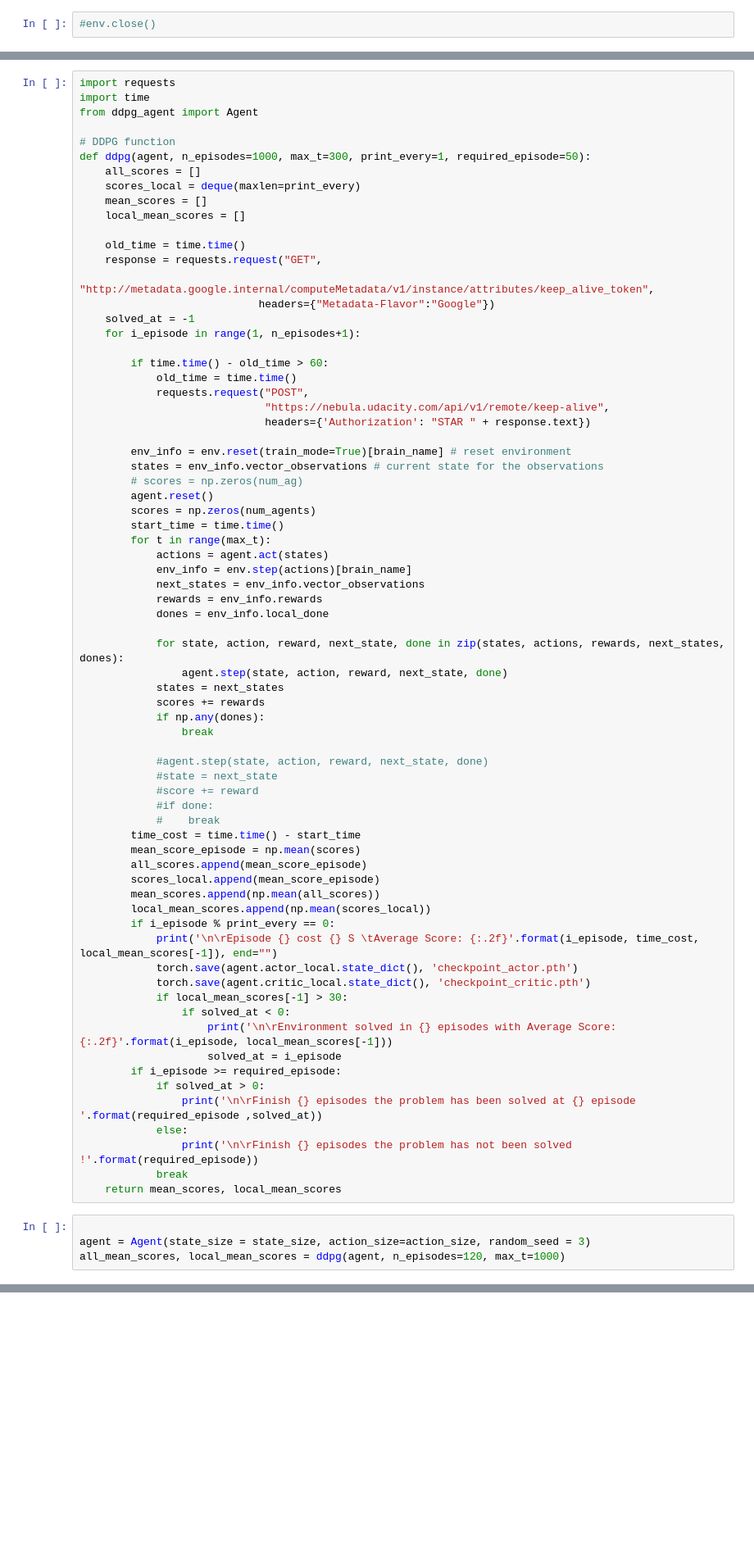
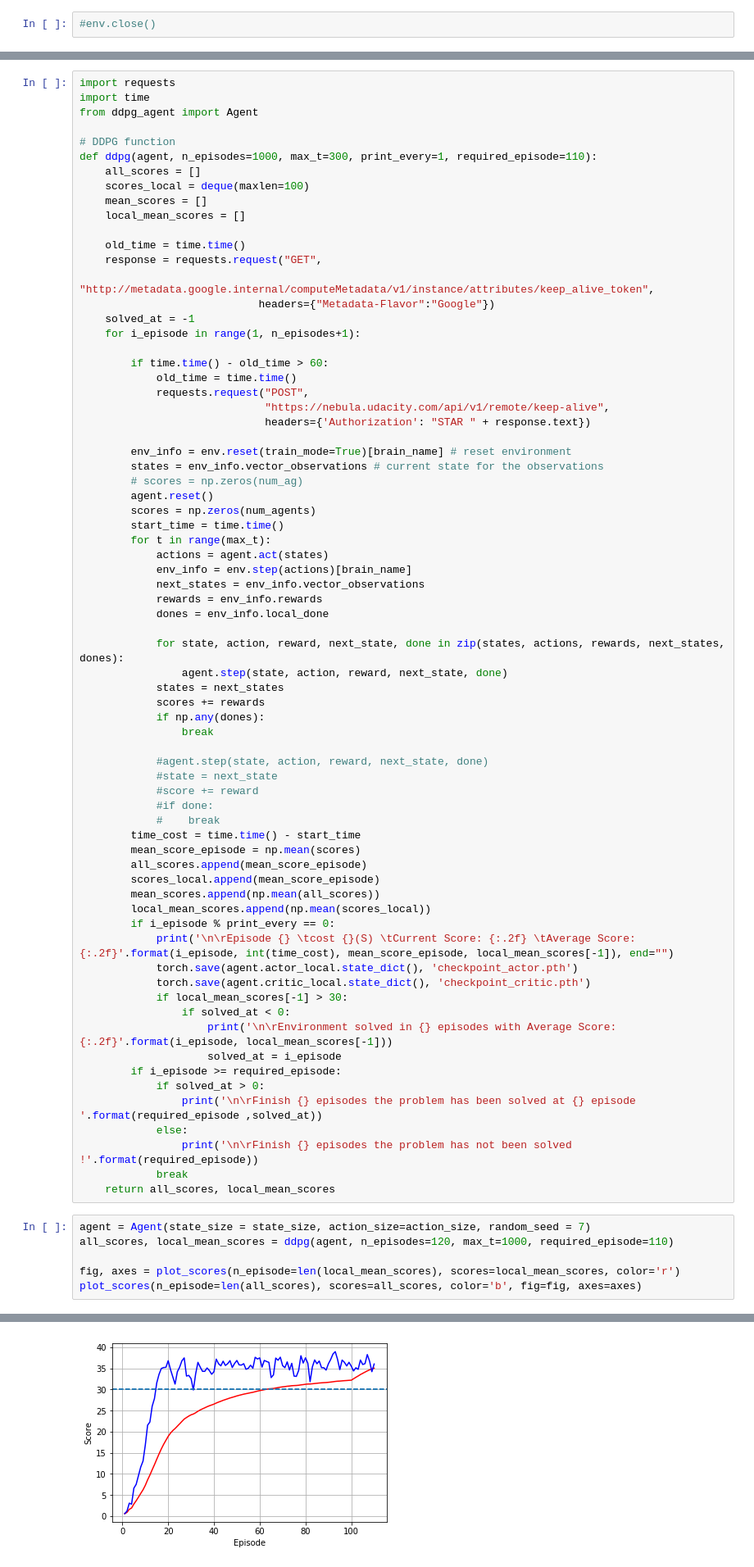
Before and after one commit to rising-turtle/deep-reinforcement-learning, a Jupyter notebook: p2_continuous-control/Continuous_Control.ipynb, the cells around one changed output, grey strips where cells are left out. Shown: that part at 82% size. Saved outputs shown, nothing was run; the diff lists cells and outputs as text; blank space fills up the shorter version.

```diff
--- a/p2_continuous-control/Continuous_Control.ipynb
+++ b/p2_continuous-control/Continuous_Control.ipynb
@@ -168,9 +168,9 @@ import time
 from ddpg_agent import Agent
 
 # DDPG function
-def ddpg(agent, n_episodes=1000, max_t=300, print_every=1, required_episode=50):
+def ddpg(agent, n_episodes=1000, max_t=300, print_every=1, required_episode=110):
     all_scores = []
-    scores_local = deque(maxlen=print_every)
+    scores_local = deque(maxlen=100)
     mean_scores = []
     local_mean_scores = []
 
@@ -219,7 +219,7 @@ def ddpg(agent, n_episodes=1000, max_t=300, print_every=1, required_episode=50):
         mean_scores.append(np.mean(all_scores))
         local_mean_scores.append(np.mean(scores_local))
         if i_episode % print_every == 0:
-            print('\n\rEpisode {} cost {} S \tAverage Score: {:.2f}'.format(i_episode, time_cost, local_mean_scores[-1]), end="")
+            print('\n\rEpisode {} \tcost {}(S) \tCurrent Score: {:.2f} \tAverage Score: {:.2f}'.format(i_episode, int(time_cost), mean_score_episode, local_mean_scores[-1]), end="")
             torch.save(agent.actor_local.state_dict(), 'checkpoint_actor.pth')
             torch.save(agent.critic_local.state_dict(), 'checkpoint_critic.pth')
             if local_mean_scores[-1] > 30:
@@ -232,9 +232,11 @@ def ddpg(agent, n_episodes=1000, max_t=300, print_every=1, required_episode=50):
             else:
                 print('\n\rFinish {} episodes the problem has not been solved !'.format(required_episode))
             break
-    return mean_scores, local_mean_scores
+    return all_scores, local_mean_scores
 # %%
+agent = Agent(state_size = state_size, action_size=action_size, random_seed = 7)
+all_scores, local_mean_scores = ddpg(agent, n_episodes=120, max_t=1000, required_episode=110)
 
-agent = Agent(state_size = state_size, action_size=action_size, random_seed = 3)
-all_mean_scores, local_mean_scores = ddpg(agent, n_episodes=120, max_t=1000)
+fig, axes = plot_scores(n_episode=len(local_mean_scores), scores=local_mean_scores, color='r')
+plot_scores(n_episode=len(all_scores), scores=all_scores, color='b', fig=fig, axes=axes)
 # %% [output]
@@ -257,0 +262 @@ Finish 50 episodes the problem has been solved at 16 episode
+[figure, added]
```
Also changed, not shown: parts of 3 cells of this notebook, 4 other files.
